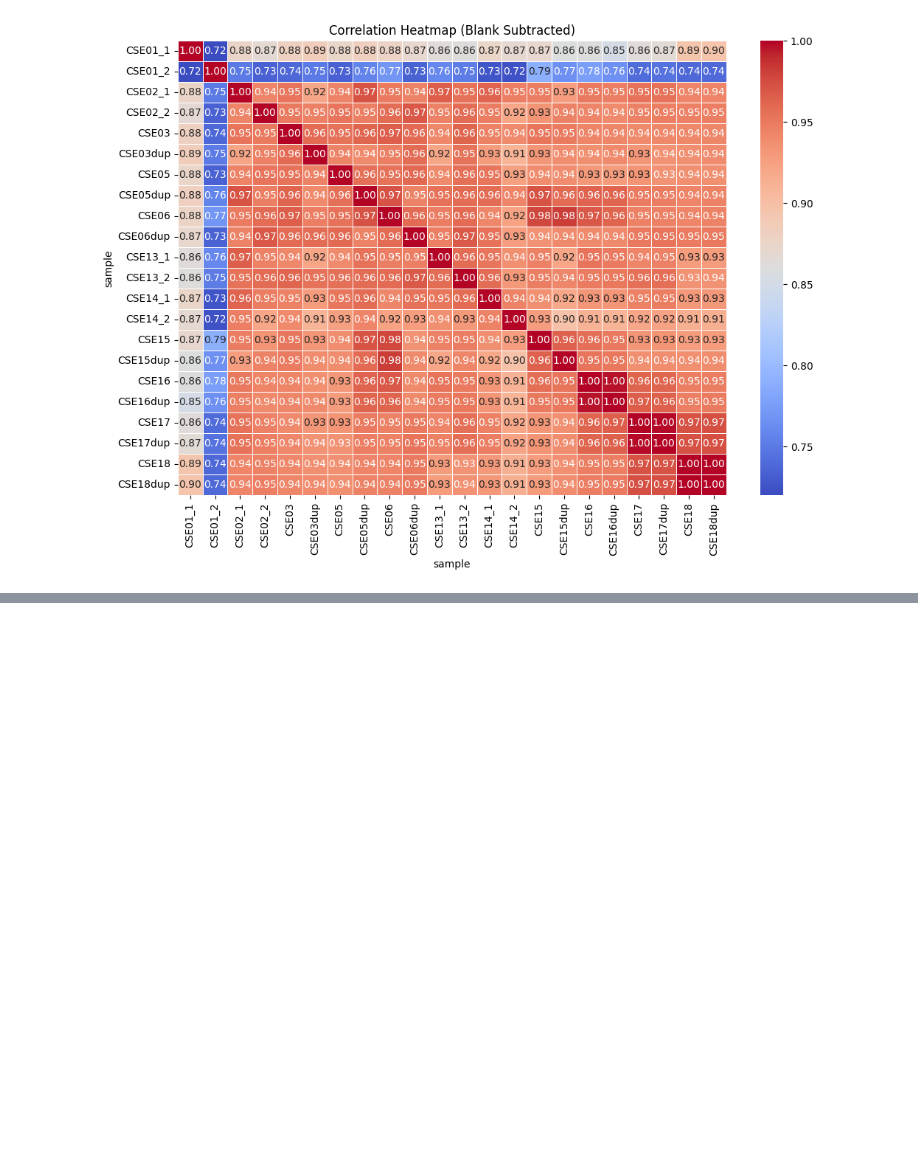
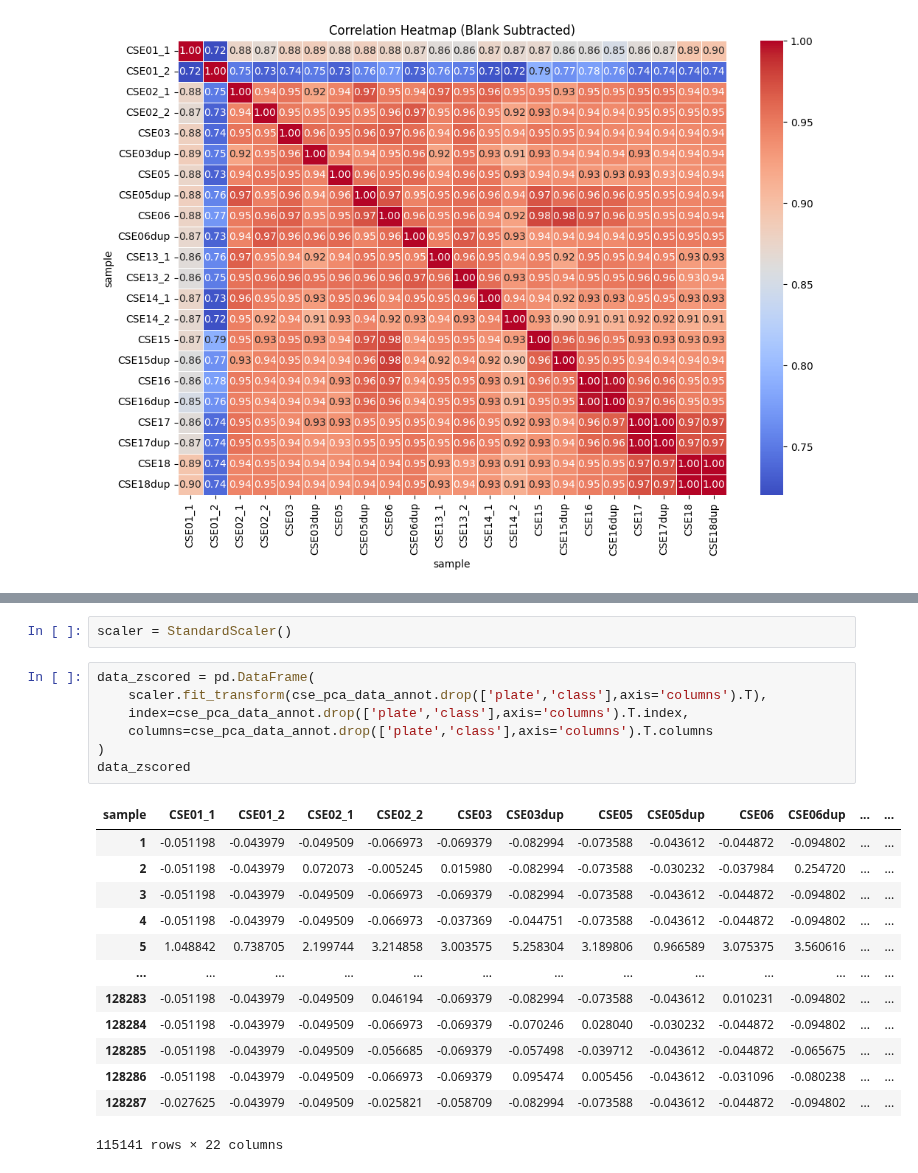
Before and after one commit to ucsffrancislab/genomics, a Jupyter notebook: data/20250925-Illumina-PhIP/20251114-PhIP-MultiPlate/out.123456131415161718/counts_normalized_subtracted_pcas.ipynb, the cells around one changed output, grey strips where cells are left out. Saved outputs shown, nothing was run; the diff lists cells and outputs as text; blank space fills up the shorter version.

```diff
--- a/data/20250925-Illumina-PhIP/20251114-PhIP-MultiPlate/out.123456131415161718/counts_normalized_subtracted_pcas.ipynb
+++ b/data/20250925-Illumina-PhIP/20251114-PhIP-MultiPlate/out.123456131415161718/counts_normalized_subtracted_pcas.ipynb
@@ -787,0 +812,23 @@ plt.show()
+# %%
+scaler = StandardScaler()
+# %%
+data_zscored = pd.DataFrame(
+    scaler.fit_transform(cse_pca_data_annot.drop(['plate','class'],axis='columns').T),
+    index=cse_pca_data_annot.drop(['plate','class'],axis='columns').T.index,
+    columns=cse_pca_data_annot.drop(['plate','class'],axis='columns').T.columns
+)
+data_zscored
+# %% [output]
+| sample | CSE01_1 | CSE01_2 | CSE02_1 | CSE02_2 | CSE03 | CSE03dup | CSE05 | CSE05dup | CSE06 | CSE06dup | ... | ... |
+| 1 | -0.051198 | -0.043979 | -0.049509 | -0.066973 | -0.069379 | -0.082994 | -0.073588 | -0.043612 | -0.044872 | -0.094802 | ... | ... |
+| 2 | -0.051198 | -0.043979 | 0.072073 | -0.005245 | 0.015980 | -0.082994 | -0.073588 | -0.030232 | -0.037984 | 0.254720 | ... | ... |
+| 3 | -0.051198 | -0.043979 | -0.049509 | -0.066973 | -0.069379 | -0.082994 | -0.073588 | -0.043612 | -0.044872 | -0.094802 | ... | ... |
+| 4 | -0.051198 | -0.043979 | -0.049509 | -0.066973 | -0.037369 | -0.044751 | -0.073588 | -0.043612 | -0.044872 | -0.094802 | ... | ... |
+| 5 | 1.048842 | 0.738705 | 2.199744 | 3.214858 | 3.003575 | 5.258304 | 3.189806 | 0.966589 | 3.075375 | 3.560616 | ... | ... |
+| ... | ... | ... | ... | ... | ... | ... | ... | ... | ... | ... | ... | ... |
+| 128283 | -0.051198 | -0.043979 | -0.049509 | 0.046194 | -0.069379 | -0.082994 | -0.073588 | -0.043612 | 0.010231 | -0.094802 | ... | ... |
+| 128284 | -0.051198 | -0.043979 | -0.049509 | -0.066973 | -0.069379 | -0.070246 | 0.028040 | -0.030232 | -0.044872 | -0.094802 | ... | ... |
+| 128285 | -0.051198 | -0.043979 | -0.049509 | -0.056685 | -0.069379 | -0.057498 | -0.039712 | -0.043612 | -0.044872 | -0.065675 | ... | ... |
+| 128286 | -0.051198 | -0.043979 | -0.049509 | -0.066973 | -0.069379 | 0.095474 | 0.005456 | -0.043612 | -0.031096 | -0.080238 | ... | ... |
+| 128287 | -0.027625 | -0.043979 | -0.049509 | -0.025821 | -0.058709 | -0.082994 | -0.073588 | -0.043612 | -0.044872 | -0.094802 | ... | ... |
+115141 rows × 22 columns
```
Also changed, not shown: parts of 7 cells of this notebook, 1 other file.
